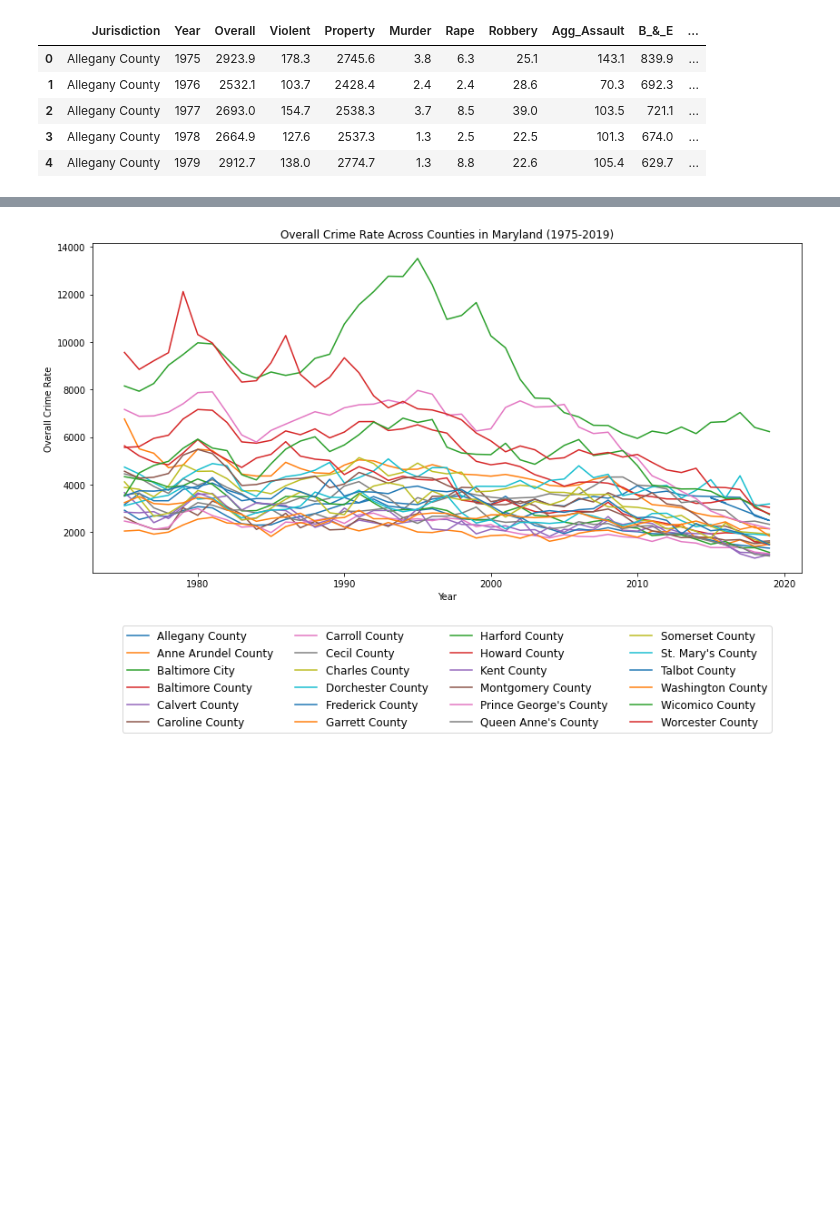
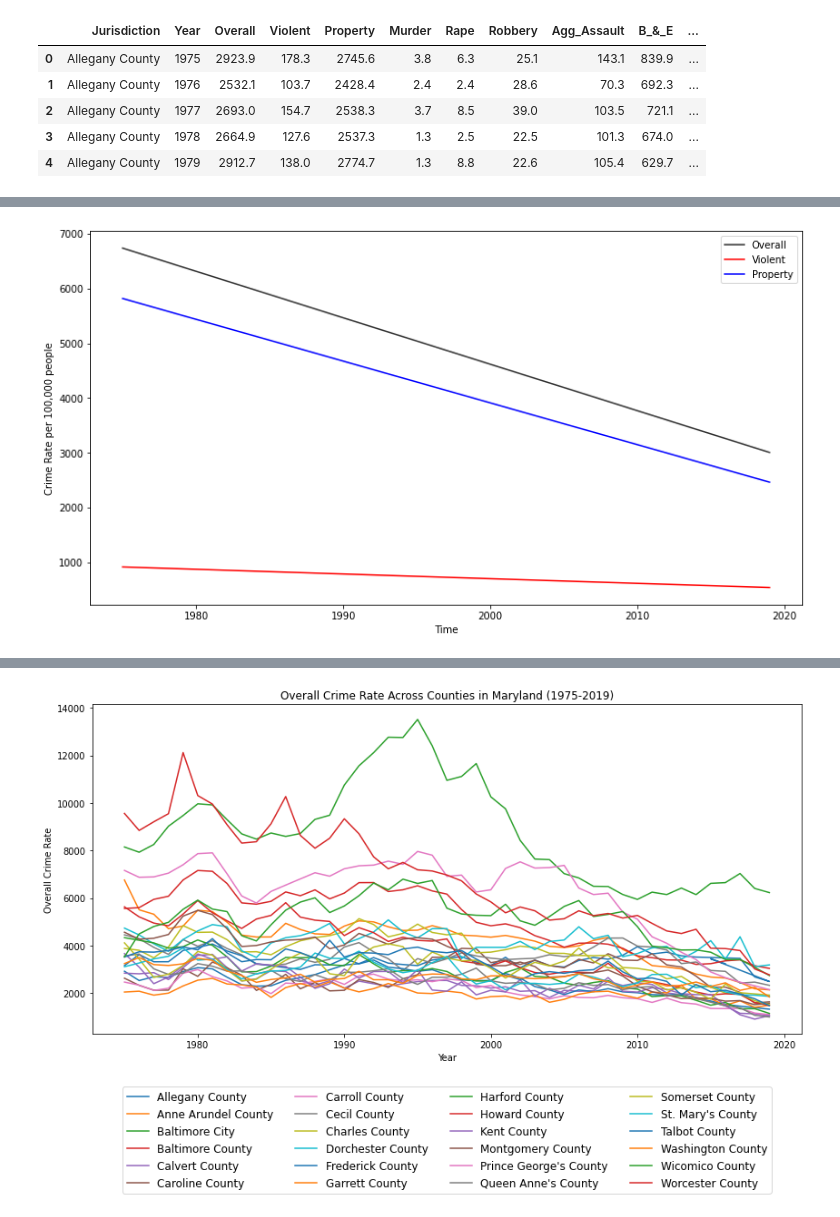
Before and after one commit to ywang2409/ywang2409.github.io, a Jupyter notebook: md_crime_stat.ipynb, the cells around one changed output, grey strips where cells are left out. Cells and saved outputs as stored; diff of their text form; code cells hidden in the pictures; blank space fills up the shorter version.

Commit message:
Added some linear regression

```diff
--- a/md_crime_stat.ipynb
+++ b/md_crime_stat.ipynb
@@ -70,0 +70,24 @@ plt.show()
+# %%
+plt.figure(figsize=(13, 7))
+plt.xlabel('Time')
+plt.ylabel('Crime Rate per 100,000 people')
+
+reg = lm.LinearRegression()
+rx = [[x] for x in rate_MD_df["Year"].values]
+ry_all = [[y] for y in rate_MD_df["Overall"].values]
+ry_vio = [[y] for y in rate_MD_df["Violent"].values]
+ry_pro = [[y] for y in rate_MD_df["Property"].values]
+
+regfit_all = reg.fit(rx, ry_all)
+plt.plot(rx, regfit_all.predict(rx), c='#333333', label='Overall')
+
+regfit_vio = reg.fit(rx, ry_vio)
+plt.plot(rx, regfit_vio.predict(rx), c='r', label='Violent')
+
+regfit_pro = reg.fit(rx, ry_pro)
+plt.plot(rx, regfit_pro.predict(rx), c='b', label='Property')
+
+plt.legend()
+plt.show()
+# %% [output]
+[figure, added]
```
Also changed, not shown: parts of 7 cells of this notebook.
